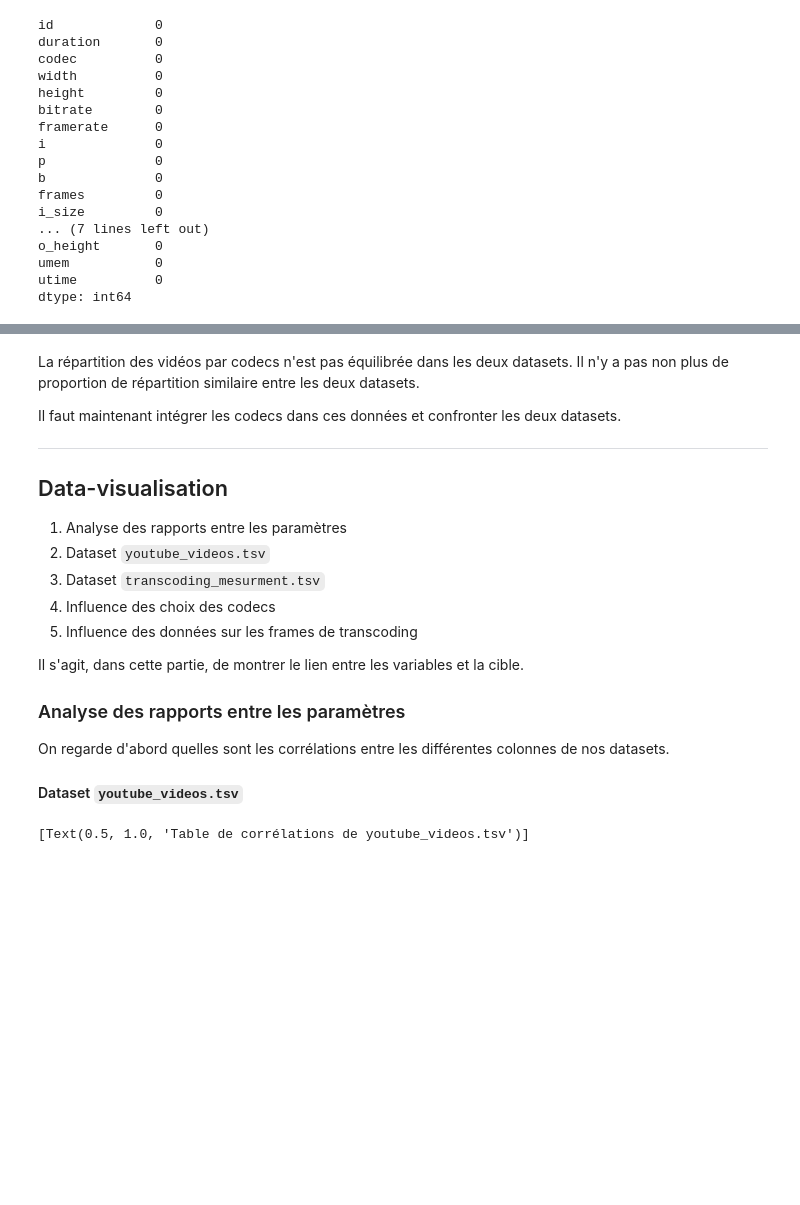
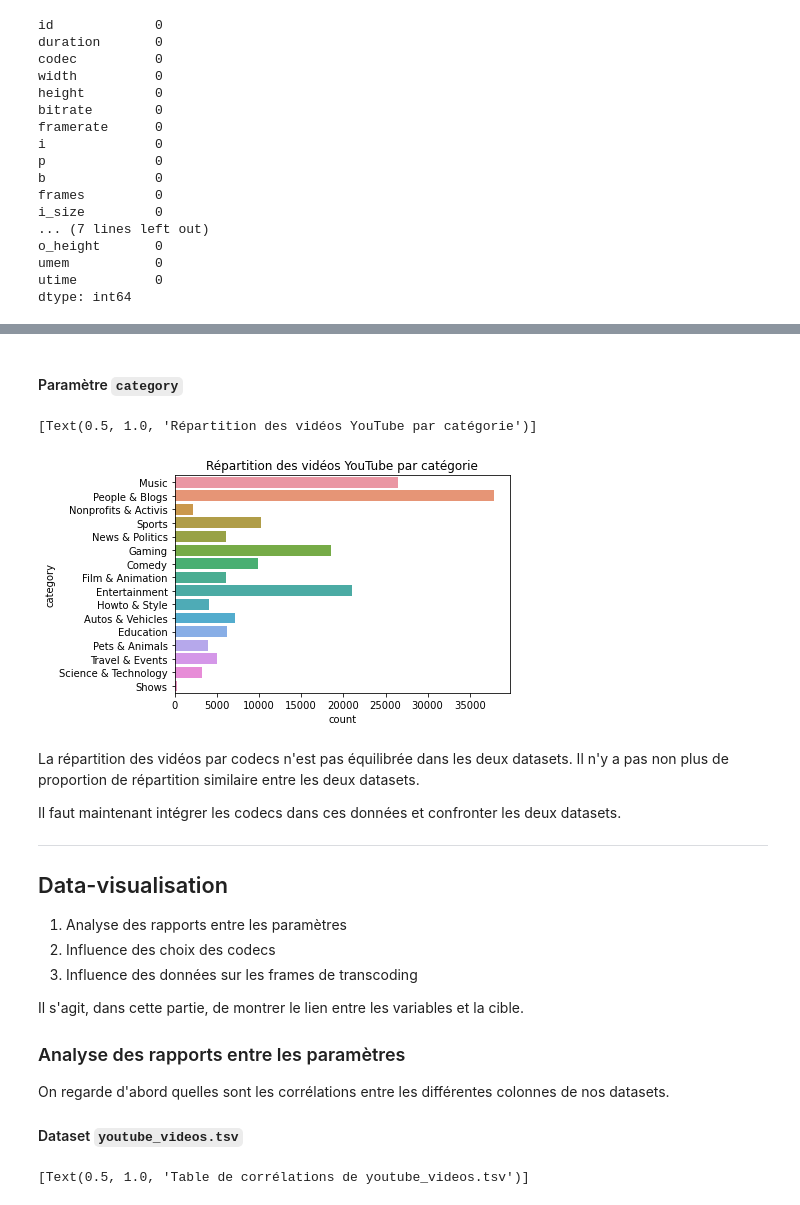
Before and after one commit to Anatole-Lapelerie/ESILV-S7-Python-for-Data-Analysis, a Jupyter notebook: main.ipynb, the cells around one changed output, grey strips where cells are left out. Cells and saved outputs as stored; diff of their text form; code cells hidden in the pictures; blank space fills up the shorter version.

```diff
--- a/main.ipynb
+++ b/main.ipynb
@@ -217,3 +212,10 @@ sns.countplot(x="codec", data=df_transcoding_mesurment, ax=axes[1]).set(title="d
+# %% [markdown]
+#### Paramètre `category`
+# %%
+sns.countplot(y="category", data=df_youtube_videos).set(title="Répartition des vidéos YouTube par catégorie")
+# %% [output]
+[Text(0.5, 1.0, 'Répartition des vidéos YouTube par catégorie')]
+[figure, added]
 # %% [markdown]
 La répartition des vidéos par codecs n'est pas équilibrée dans les deux datasets. Il n'y a pas non plus de proportion de répartition similaire entre les deux datasets.
 
@@ -224,8 +226,6 @@ Il faut maintenant intégrer les codecs dans ces données et confronter les deux
 ## Data-visualisation
 
 1. Analyse des rapports entre les paramètres
-  1. Dataset `youtube_videos.tsv`
-  2. Dataset `transcoding_mesurment.tsv`
 2. Influence des choix des codecs
 3. Influence des données sur les frames de transcoding
 
```
Also changed, not shown: parts of 7 cells of this notebook.
